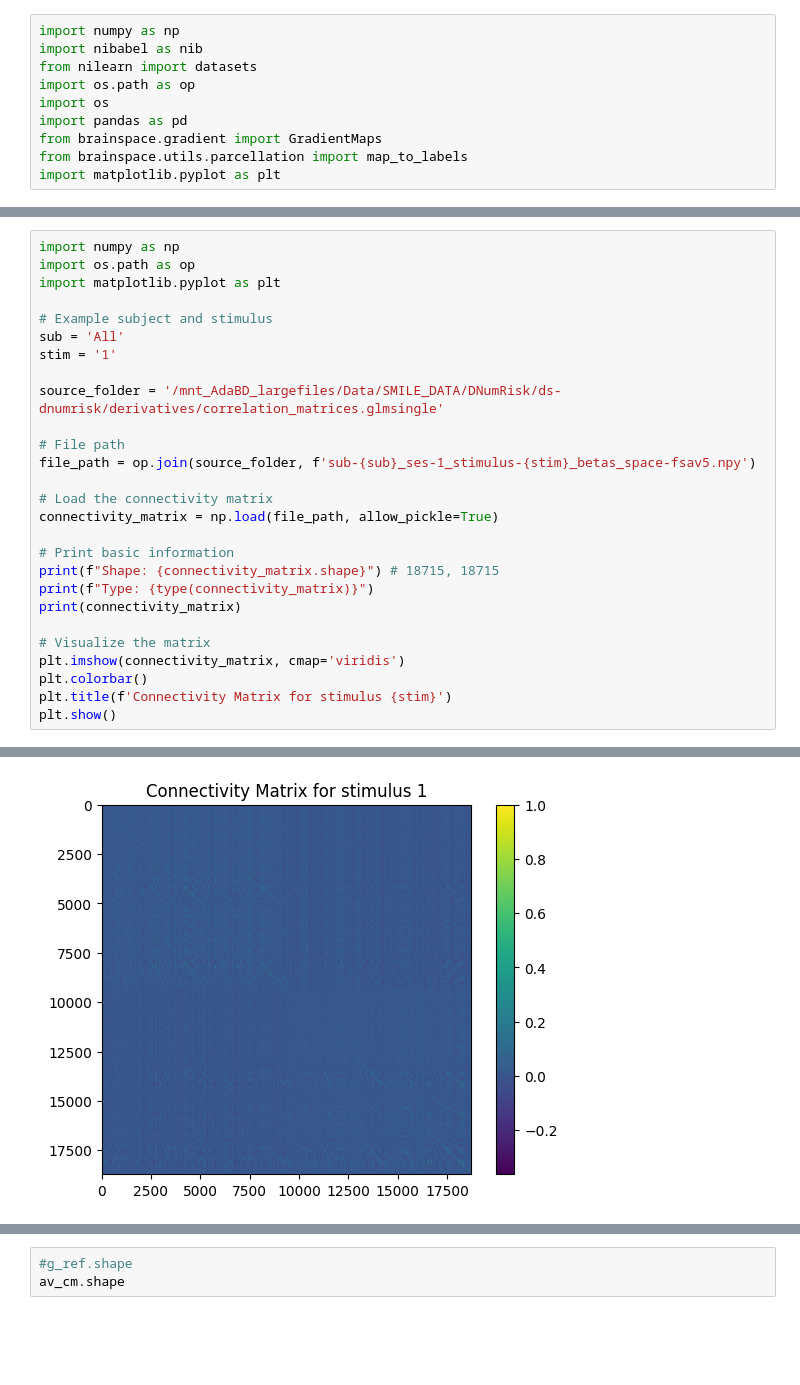
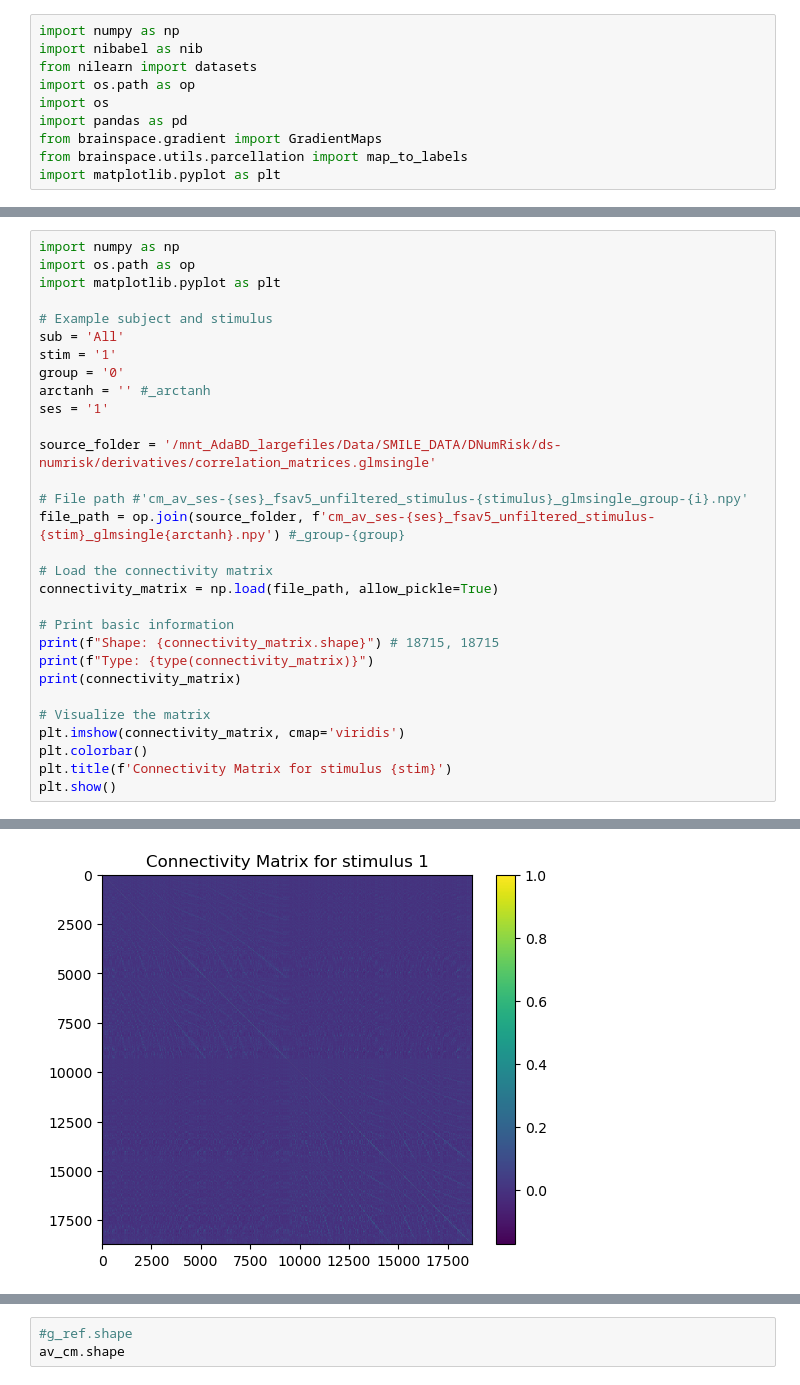
Before and after one commit to mrenke/parietal_patterns, a Jupyter notebook: sophie/average_gradient_glmsingle.ipynb, the cells around one changed output, grey strips where cells are left out. Cells and saved outputs as stored; diff of their text form; blank space fills up the shorter version.

```diff
--- a/sophie/average_gradient_glmsingle.ipynb
+++ b/sophie/average_gradient_glmsingle.ipynb
@@ -90,11 +184,14 @@ import matplotlib.pyplot as plt
 # Example subject and stimulus
 sub = 'All'
 stim = '1'
+group = '0'
+arctanh = '' #_arctanh
+ses = '1'
 
-source_folder = '/mnt_AdaBD_largefiles/Data/SMILE_DATA/DNumRisk/ds-dnumrisk/derivatives/correlation_matrices.glmsingle'
+source_folder = '/mnt_AdaBD_largefiles/Data/SMILE_DATA/DNumRisk/ds-numrisk/derivatives/correlation_matrices.glmsingle'
 
-# File path
-file_path = op.join(source_folder, f'sub-{sub}_ses-1_stimulus-{stim}_betas_space-fsav5.npy')
+# File path #'cm_av_ses-{ses}_fsav5_unfiltered_stimulus-{stimulus}_glmsingle_group-{i}.npy'
+file_path = op.join(source_folder, f'cm_av_ses-{ses}_fsav5_unfiltered_stimulus-{stim}_glmsingle{arctanh}.npy') #_group-{group}
 
 # Load the connectivity matrix
 connectivity_matrix = np.load(file_path, allow_pickle=True)
@@ -128 +225 @@ Type: <class 'numpy.ndarray'>
-[figure, old version]
+[figure, new version]
```
Also changed, not shown: parts of 29 cells of this notebook, 5 other files.
